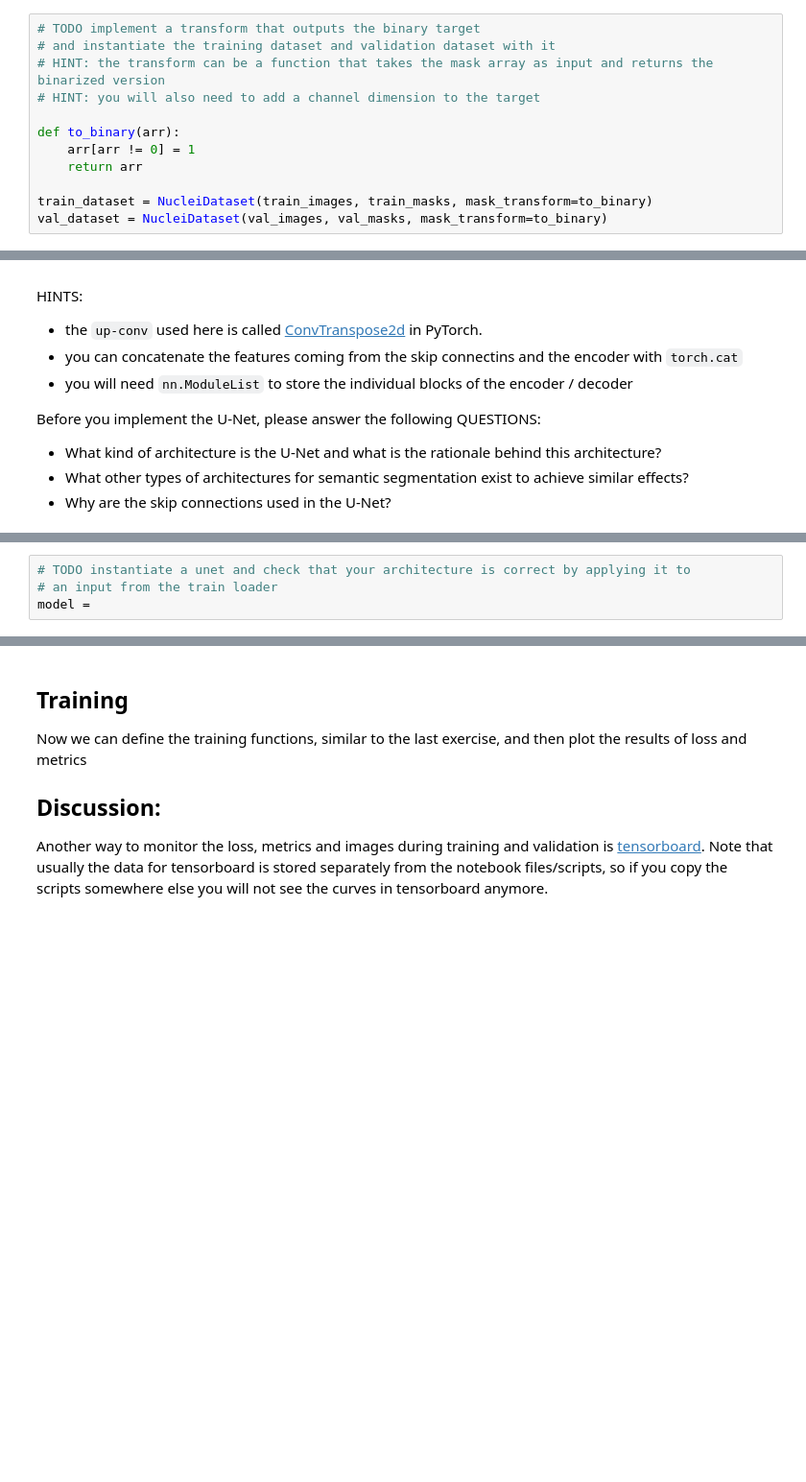
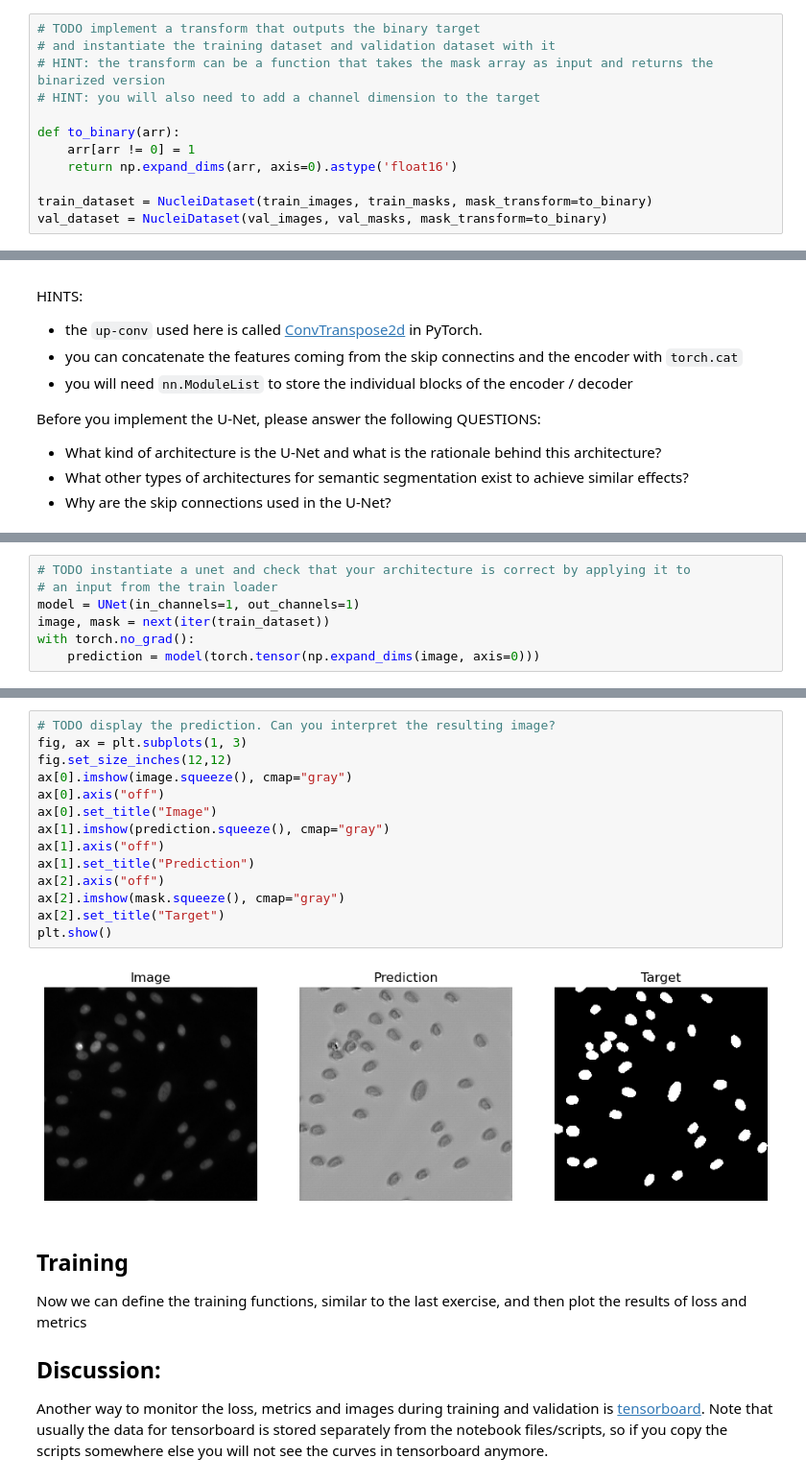
Before and after one commit to simonblaue/Deep-Learning-for-Computer-Vision, a Jupyter notebook: Exercise5/Ex5_2022.ipynb, the cells around one changed output, grey strips where cells are left out. Shown: that part at 96% size. Drawn from its saved outputs; the diff is of its cells as text; blank space fills up the shorter version.

```diff
--- a/Exercise5/Ex5_2022.ipynb
+++ b/Exercise5/Ex5_2022.ipynb
@@ -215,7 +217,7 @@ As discussed in the lecture, we can't learn the instance segmentation directly.
 
 def to_binary(arr):
     arr[arr != 0] = 1
-    return arr
+    return np.expand_dims(arr, axis=0).astype('float16')
 
 train_dataset = NucleiDataset(train_images, train_masks, mask_transform=to_binary)
 val_dataset = NucleiDataset(val_images, val_masks, mask_transform=to_binary)
@@ -307,4 +390,7 @@ SyntaxError: unexpected EOF while parsing (2947865483.py, line 3)
 # %%
 # TODO instantiate a unet and check that your architecture is correct by applying it to
 # an input from the train loader
-model =
+model = UNet(in_channels=1, out_channels=1)
+image, mask = next(iter(train_dataset))
+with torch.no_grad():
+    prediction = model(torch.tensor(np.expand_dims(image, axis=0)))
@@ -313,3 +417,19 @@ model =
+# %%
+# TODO display the prediction. Can you interpret the resulting image?
+fig, ax = plt.subplots(1, 3)
+fig.set_size_inches(12,12)
+ax[0].imshow(image.squeeze(), cmap="gray")
+ax[0].axis("off")
+ax[0].set_title("Image")
+ax[1].imshow(prediction.squeeze(), cmap="gray")
+ax[1].axis("off")
+ax[1].set_title("Prediction")
+ax[2].axis("off")
+ax[2].imshow(mask.squeeze(), cmap="gray")
+ax[2].set_title("Target")
+plt.show()
+# %% [output]
+[figure, added]
 # %% [markdown]
 ## Training
 
```
Also changed, not shown: parts of 17 cells of this notebook.
